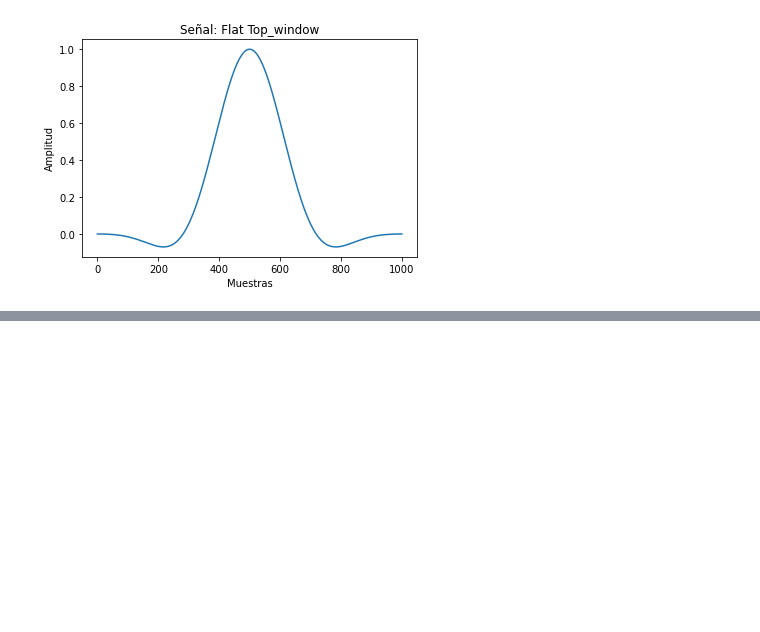
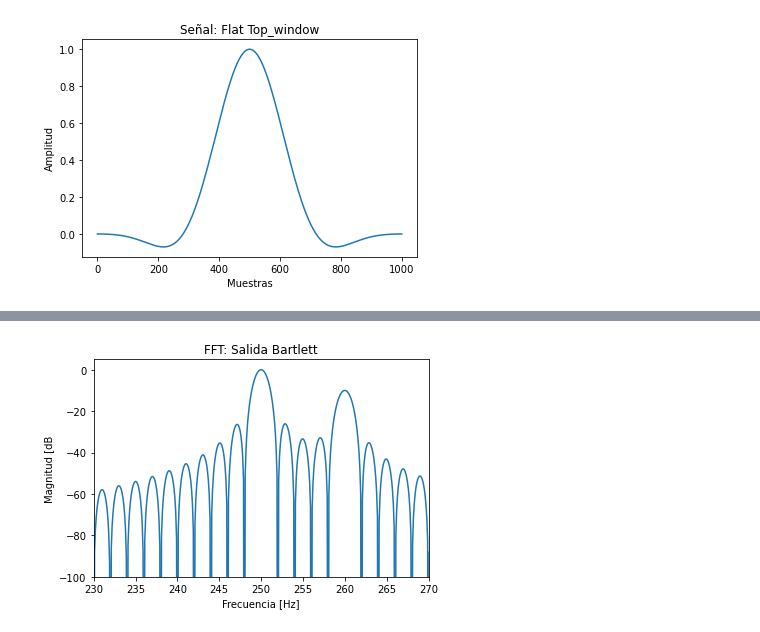
Before and after one commit to EmaOlay/PDS2021, a Jupyter notebook: TS6.ipynb, the cells around one changed output, grey strips where cells are left out. Cells and saved outputs as stored; diff of their text form; code cells hidden in the pictures; blank space fills up the shorter version.

```diff
--- a/TS6.ipynb
+++ b/TS6.ipynb
@@ -327,0 +405,98 @@ plt.show()
+# %%
+#######################################################################################################################
+#%% Armo el filtrado
+#######################################################################################################################
+f_os=np.arange(0,fs,fs/NEW_N)
+f=np.arange(0,fs,fs/N)
+t=np.arange(0,1,ts)
+f1=(np.pi/2)*1/(2*np.pi)*fs
+f2=(13/25*np.pi)*1/(2*np.pi)*fs
+mi_senal=np.sin(2*np.pi*f1*t)+10**(-10/20)*np.sin(2*np.pi*(f2)*t)
+###Muestro Bartlett
+salida=mi_senal*Bartlett
+salida_fft=fft(salida,NEW_N)
+indice_max=(np.abs(salida_fft)).argmax()
+salida_mag=np.abs(salida_fft)/np.abs(salida_fft[indice_max])
+plt.figure(figura)
+figura=figura+1
+with np.errstate(divide='ignore', invalid='ignore'):
+    Salida_response=20*np.log10(salida_mag)
+
+plt.plot(f_os,Salida_response)
+plt.title('FFT: Salida Bartlett')
+plt.xlabel('Frecuencia [Hz]')
+plt.xlim(230,270)
+plt.ylabel('Magnitud [dB')
+plt.ylim(-100,5)
+plt.show()
+#Muestro Hann
+salida=mi_senal*Hann
+salida_fft=fft(salida,NEW_N)
+indice_max=(np.abs(salida_fft)).argmax()
+salida_mag=np.abs(salida_fft)/np.abs(salida_fft[indice_max])
+plt.figure(figura)
+figura=figura+1
+with np.errstate(divide='ignore', invalid='ignore'):
+    Salida_response=20*np.log10(salida_mag)
+
+plt.plot(f_os,Salida_response)
+plt.title('FFT: Salida Hann')
+plt.xlabel('Frecuencia [Hz]')
+plt.xlim(230,270)
+plt.ylabel('Magnitud [dB]')
+plt.ylim(-100,5)
+plt.show()
+#Muestro Blackman
+salida=mi_senal*Blackman
+salida_fft=fft(salida,NEW_N)
+indice_max=(np.abs(salida_fft)).argmax()
+salida_mag=np.abs(salida_fft)/np.abs(salida_fft[indice_max])
+plt.figure(figura)
+figura=figura+1
+with np.errstate(divide='ignore', invalid='ignore'):
+    Salida_response=20*np.log10(salida_mag)
+
+plt.plot(f_os,Salida_response)
+plt.title('FFT: Salida Blackman')
+plt.xlabel('Frecuencia [Hz]')
+plt.xlim(230,270)
+plt.ylabel('Magnitud [dB]')
+plt.ylim(-100,5)
+plt.show()
+#Muestro Flattop
+salida=mi_senal*Flattop
+salida_fft=fft(salida,NEW_N)
+indice_max=(np.abs(salida_fft)).argmax()
+salida_mag=np.abs(salida_fft)/np.abs(salida_fft[indice_max])
+plt.figure(figura)
+figura=figura+1
+with np.errstate(divide='ignore', invalid='ignore'):
+    Salida_response=20*np.log10(salida_mag)
+
+plt.plot(f_os,Salida_response)
+plt.title('FFT: Salida Flattop')
+plt.xlabel('Frecuencia [Hz]')
+plt.xlim(230,270)
+plt.ylabel('Magnitud [dB]')
+plt.ylim(-140,5)
+plt.show()
+
+#Muestro rectangular
+rectangular=sig.windows.boxcar(N)
+salida=mi_senal*rectangular
+salida_fft=fft(salida)
+indice_max=(np.abs(salida_fft)).argmax()
+salida_mag=np.abs(salida_fft)/np.abs(salida_fft[indice_max])
+plt.figure(figura)
+figura=figura+1
+with np.errstate(divide='ignore', invalid='ignore'):
+    Salida_response=20*np.log10(salida_mag)
+
+plt.plot(f,Salida_response)
+plt.title('FFT: Salida rectangular')
+plt.xlabel('Frecuencia [Hz]')
+#plt.xlim(230,270)
+plt.ylabel('Magnitud [dB]')
+#plt.ylim(-140,5)
+# %% [output]
+[figure, added]
```
Also changed, not shown: parts of 4 cells of this notebook, 1 other file.
